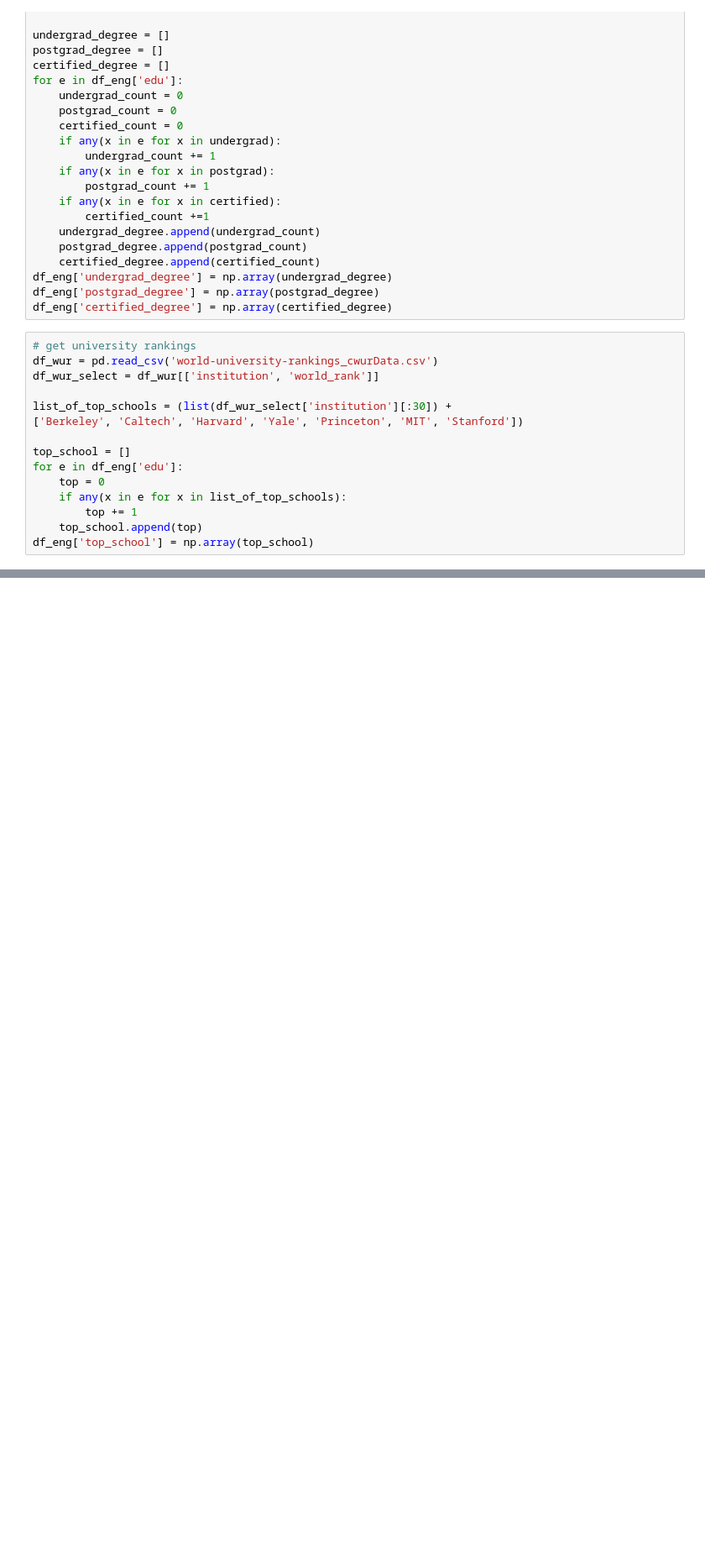
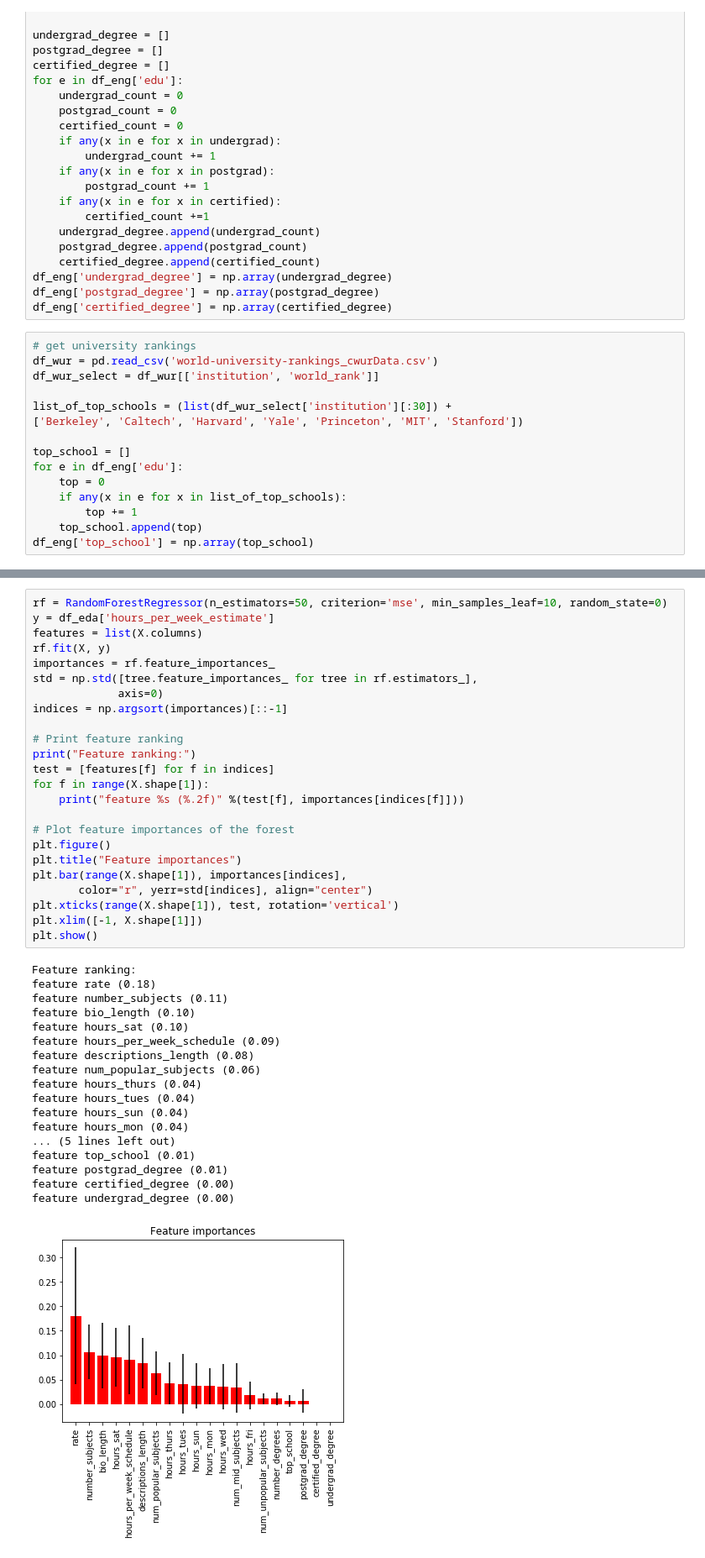
Before and after one commit to vijayoct27/tutor_prediction, a Jupyter notebook: tutor_eda.ipynb, the cells around one changed output, grey strips where cells are left out. Shown at 84% size. Cells and saved outputs as stored; diff of their text form; blank space fills up the shorter version.

```diff
--- a/tutor_eda.ipynb
+++ b/tutor_eda.ipynb
@@ -167,0 +216,43 @@ Index(['rate', 'hours_sun', 'hours_mon', 'hours_tues', 'hours_wed',
+# %%
+rf = RandomForestRegressor(n_estimators=50, criterion='mse', min_samples_leaf=10, random_state=0)
+y = df_eda['hours_per_week_estimate']
+features = list(X.columns)
+rf.fit(X, y)
+importances = rf.feature_importances_
+std = np.std([tree.feature_importances_ for tree in rf.estimators_],
+             axis=0)
+indices = np.argsort(importances)[::-1]
+
+# Print feature ranking
+print("Feature ranking:")
+test = [features[f] for f in indices]
+for f in range(X.shape[1]):
+    print("feature %s (%.2f)" %(test[f], importances[indices[f]]))
+
+# Plot feature importances of the forest
+plt.figure()
+plt.title("Feature importances")
+plt.bar(range(X.shape[1]), importances[indices],
+       color="r", yerr=std[indices], align="center")
+plt.xticks(range(X.shape[1]), test, rotation='vertical')
+plt.xlim([-1, X.shape[1]])
+plt.show()
+# %% [output]
+Feature ranking:
+feature rate (0.18)
+feature number_subjects (0.11)
+feature bio_length (0.10)
+feature hours_sat (0.10)
+feature hours_per_week_schedule (0.09)
+feature descriptions_length (0.08)
+feature num_popular_subjects (0.06)
+feature hours_thurs (0.04)
+feature hours_tues (0.04)
+feature hours_sun (0.04)
+feature hours_mon (0.04)
+... (5 lines left out)
+feature top_school (0.01)
+feature postgrad_degree (0.01)
+feature certified_degree (0.00)
+feature undergrad_degree (0.00)
+[figure, added]
```
Also changed, not shown: parts of 10 cells of this notebook.
